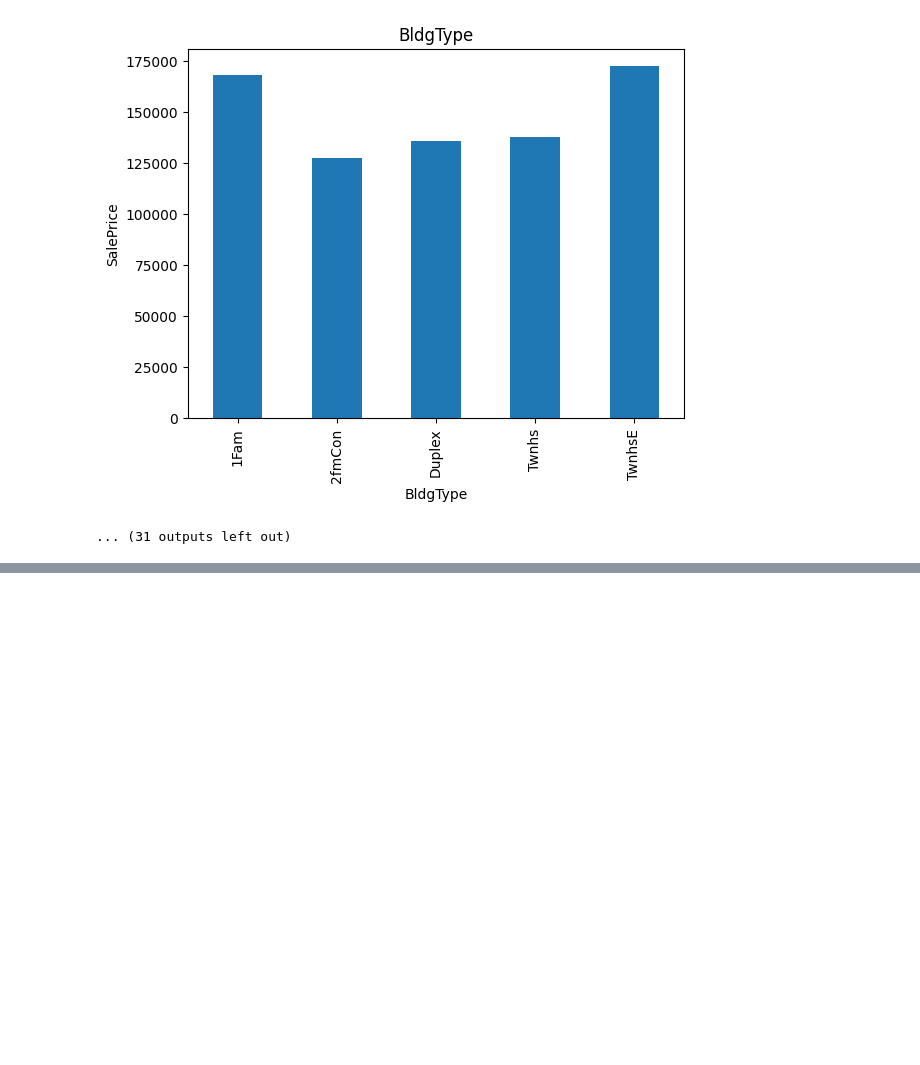
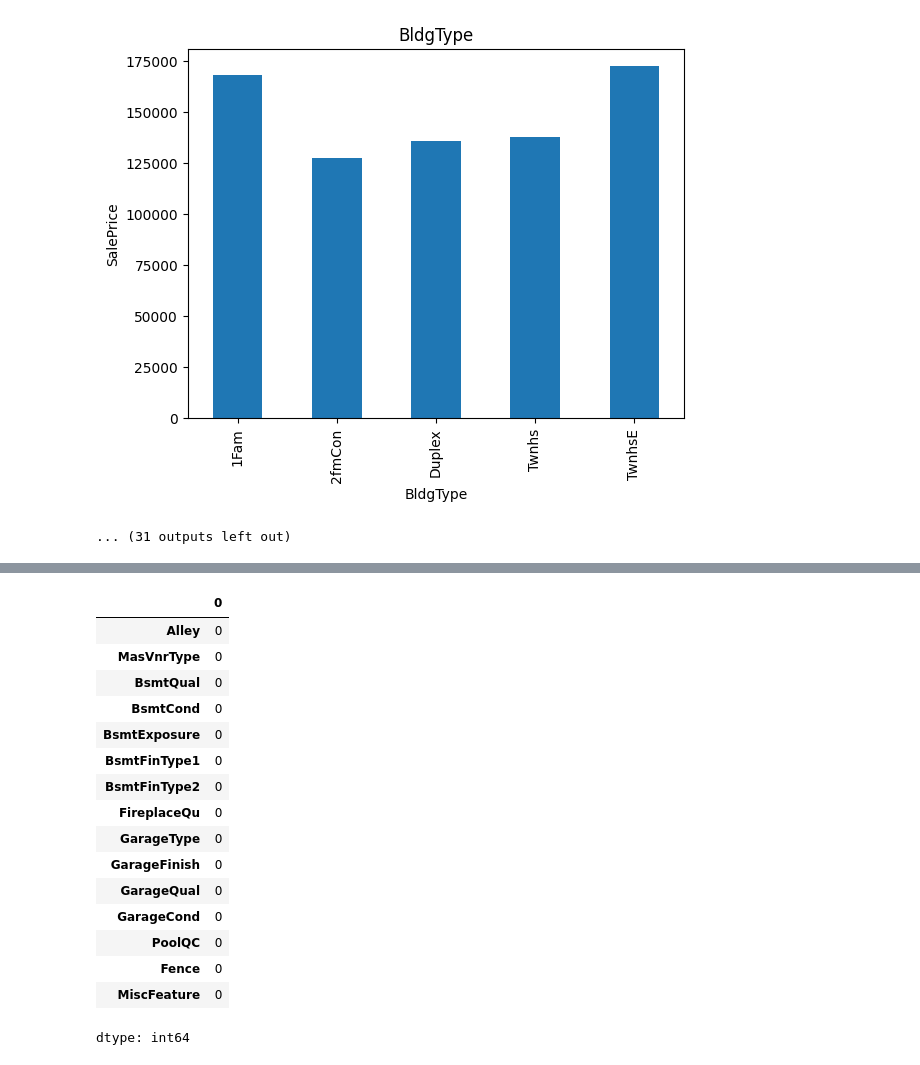
Before and after one commit to SUDHAN1022/Data-preprocessing-Techniques, a Jupyter notebook: EDA_Pratice.ipynb, the cells around one changed output, grey strips where cells are left out. Saved outputs shown, nothing was run; the diff lists cells and outputs as text; code cells hidden in the pictures; blank space fills up the shorter version.

```diff
--- a/EDA_Pratice.ipynb
+++ b/EDA_Pratice.ipynb
@@ -394,0 +449,26 @@ for feature in categorical_features:
+# %%
+def replace_cat_features(dataset,features_nan):
+  data=dataset.copy()
+  data[features_nan]=data[features_nan].fillna("Missing")
+  return data
+
+dataset=replace_cat_features(dataset,features_nan)
+dataset[features_nan].isnull().sum()
+# %% [output]
+|  | 0 |
+| Alley | 0 |
+| MasVnrType | 0 |
+| BsmtQual | 0 |
+| BsmtCond | 0 |
+| BsmtExposure | 0 |
+| BsmtFinType1 | 0 |
+| BsmtFinType2 | 0 |
+| FireplaceQu | 0 |
+| GarageType | 0 |
+| GarageFinish | 0 |
+| GarageQual | 0 |
+| GarageCond | 0 |
+| PoolQC | 0 |
+| Fence | 0 |
+| MiscFeature | 0 |
+dtype: int64
```
Also changed, not shown: parts of 14 cells of this notebook.
